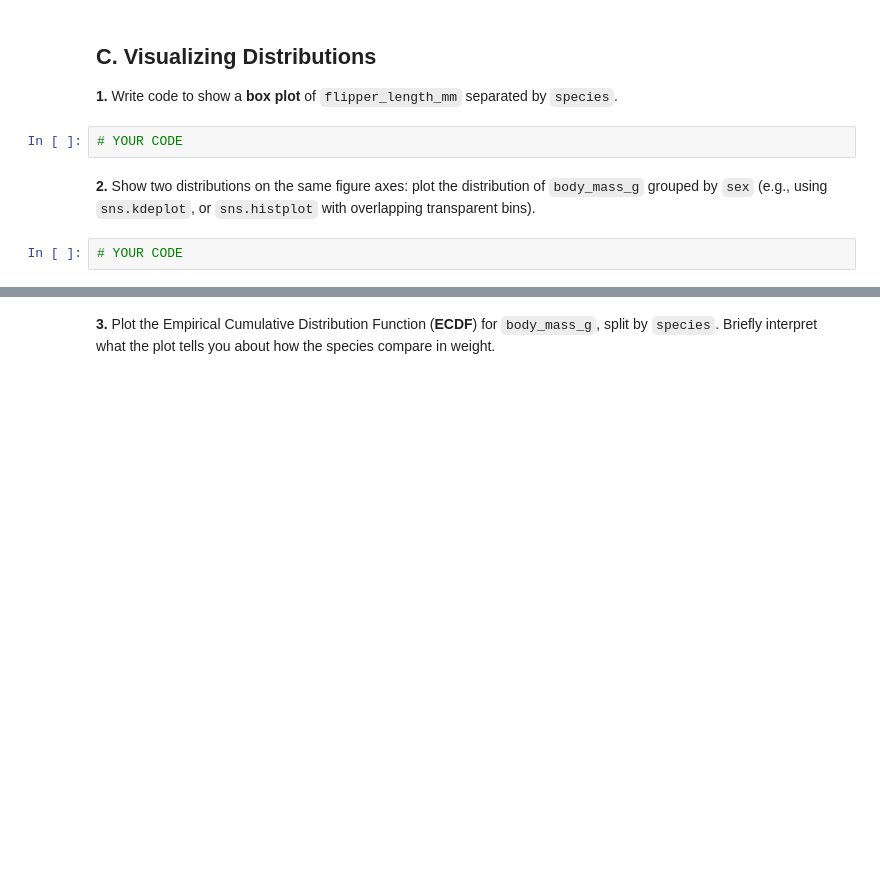
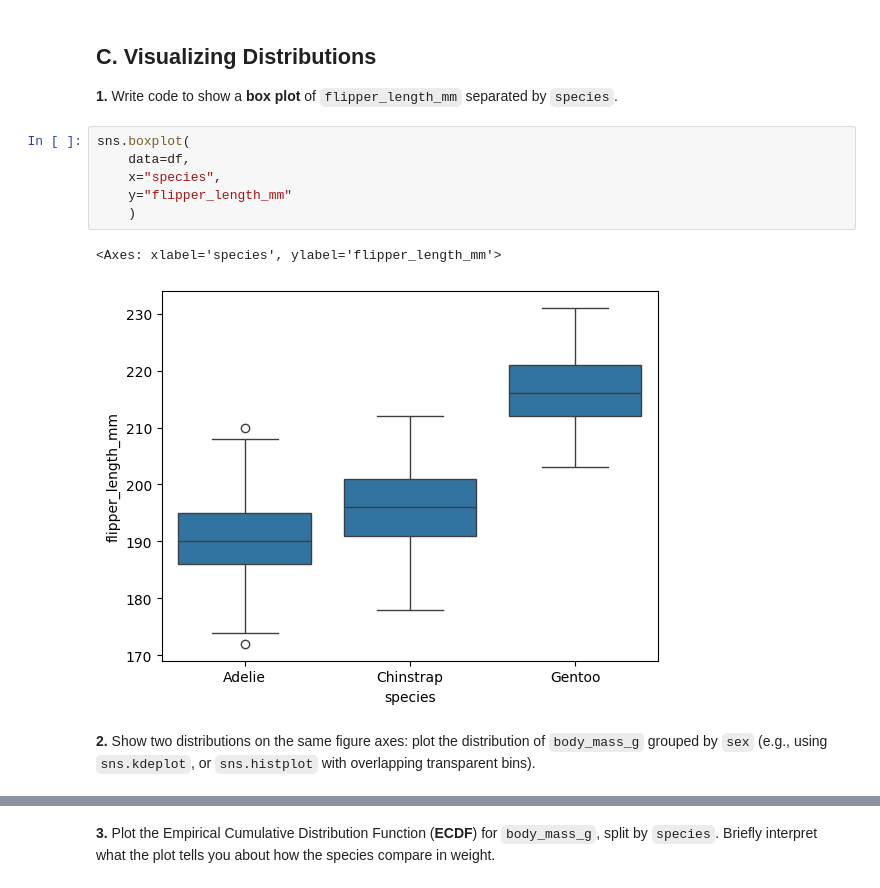
Before and after one commit to HassanAlgoz/AAI, a Jupyter notebook: student/C2/M3/m3-2_exercise.ipynb, the cells around one changed output, grey strips where cells are left out. Drawn from its saved outputs; the diff is of its cells as text; blank space fills up the shorter version.

```diff
--- a/student/C2/M3/m3-2_exercise.ipynb
+++ b/student/C2/M3/m3-2_exercise.ipynb
@@ -87,11 +87,16 @@ plt.show()
 ## C. Visualizing Distributions
 
 **1.** Write code to show a **box plot** of `flipper_length_mm` separated by `species`.
-# %%
-# YOUR CODE
+# %%
+sns.boxplot(
+    data=df,
+    x="species",
+    y="flipper_length_mm"
+    )
+# %% [output]
+<Axes: xlabel='species', ylabel='flipper_length_mm'>
+[figure, added]
 # %% [markdown]
 
 
 **2.** Show two distributions on the same figure axes: plot the distribution of `body_mass_g` grouped by `sex` (e.g., using `sns.kdeplot`, or `sns.histplot` with overlapping transparent bins).
-# %%
-# YOUR CODE
```
Also changed, not shown: parts of 9 cells of this notebook.
